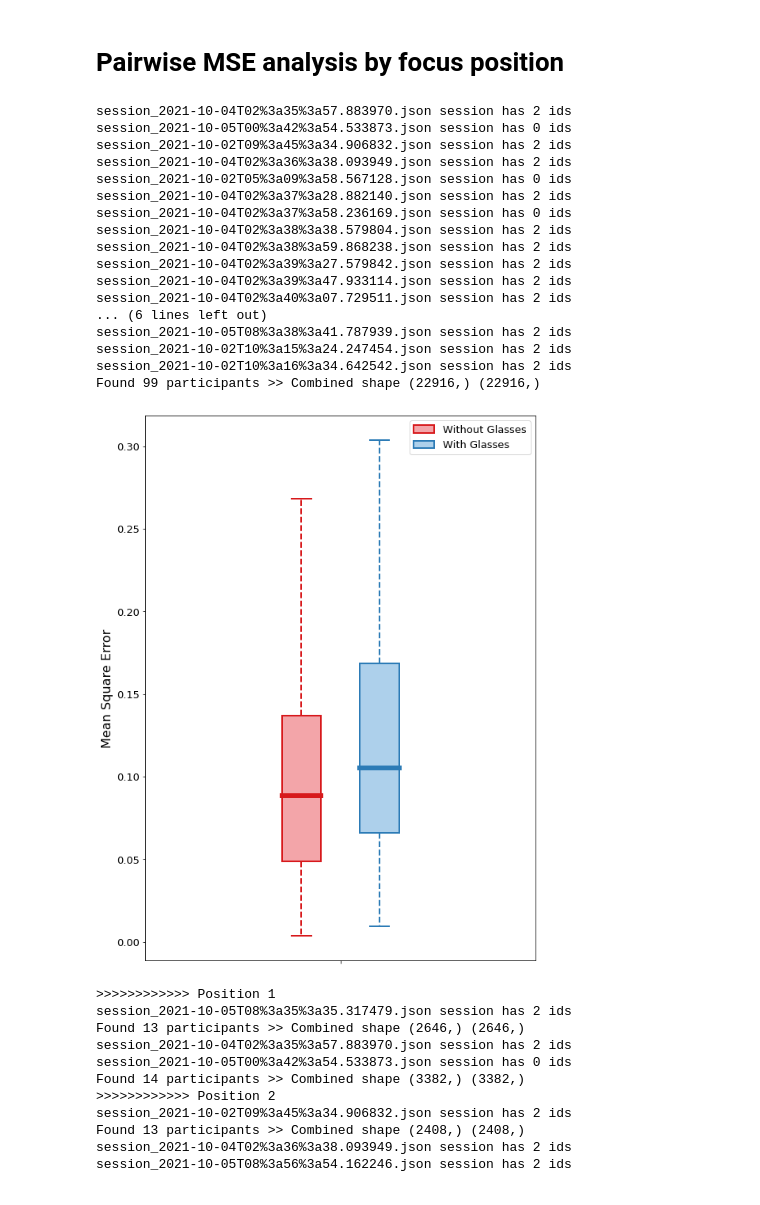
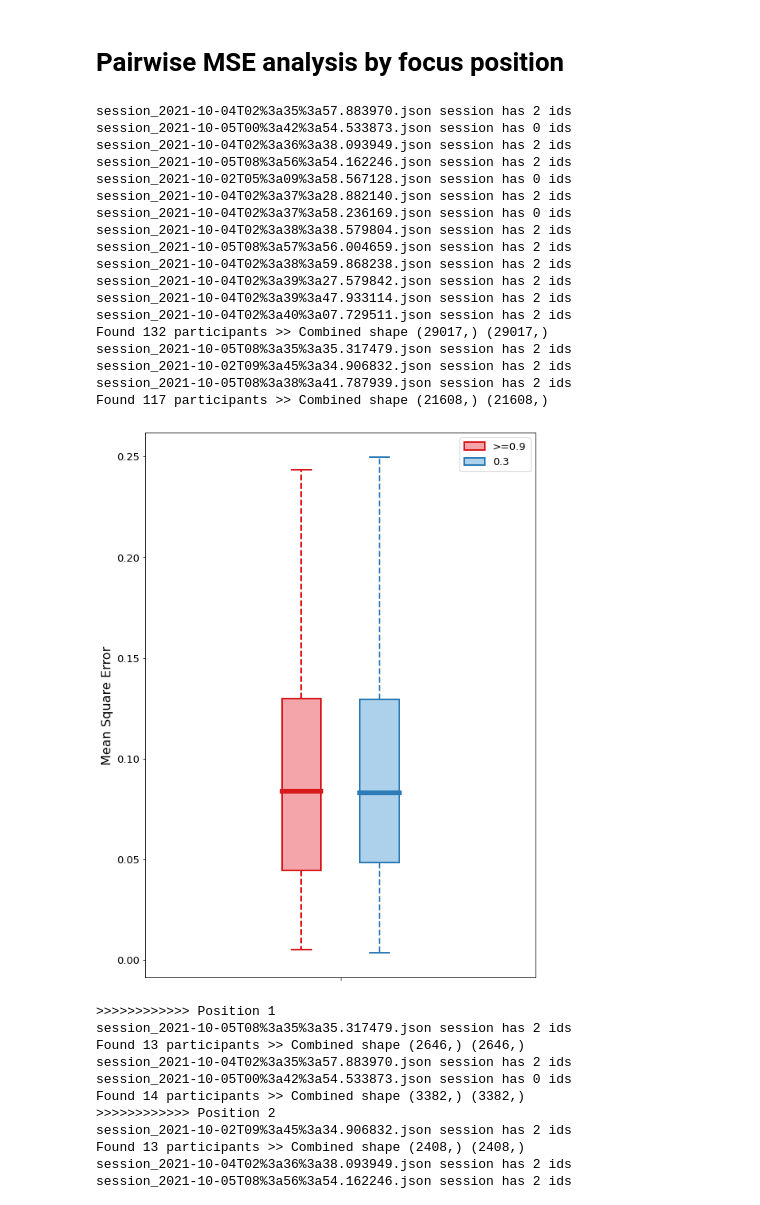
Before and after one commit to arnab-api/AttentionChecker--Student, a Jupyter notebook: Analysis/Real Data/performance_check.ipynb, the cells around one changed output. Cells and saved outputs as stored; diff of their text form; code cells hidden in the pictures.

```diff
--- a/Analysis/Real Data/performance_check.ipynb
+++ b/Analysis/Real Data/performance_check.ipynb
@@ -199,6 +199,14 @@ def plotHeatmap(xrr, yrr, subplot):
                     vmin=heatmap_reduced.min(),
                     vmax=heatmap_reduced.max())
     subplot.invert_yaxis()
+# %%
+def truncate_array(array, min_val = 0, max_val = 1):
+    ret = []
+    for val in array:
+        v = max(val, min_val)
+        v = min(v, max_val)
+        ret.append(v)
+    return np.array(ret)
 # %%
 not_valid = ["template", "P0", "P0_", "P17"]
 
@@ -240,6 +248,8 @@ def loadjson__multileSession(position_filters, time_limit = 15, _filter = {"glas
 
             json_session = loadjson_singleSession(session_track[participant]['sessions'][position_key])
             xrr, yrr = gaze__processOneSession(json_session, time_limit)
+            xrr = truncate_array(xrr)
+            yrr = truncate_array(yrr)
             # print("Shape: ", xrr.shape, yrr.shape)
             if(len(xrr) > 0):
                 individual_mse.append(calculate_MSE(xrr, yrr, marker_track[position_key][0], marker_track[position_key][1]))
@@ -336,32 +346,34 @@ def plotBoxCompare(data_left, data_right, label_left, label_right, x_axis_label,
     # plt.savefig('boxcompare.png')
 # %%
 # position = "Position 3"
-left = loadjson__multileSession(list(marker_track.keys()), _filter = {"glass": 0, "gender": -1, "brightness": -1, "camera_res": -1})
-right = loadjson__multileSession(list(marker_track.keys()), _filter = {"glass": 1, "gender": -1, "brightness": -1, "camera_res": -1})
+left = loadjson__multileSession(list(marker_track.keys()), _filter = {"glass": -1, "gender": -1, "brightness": -1, "camera_res": .9})
+right = loadjson__multileSession(list(marker_track.keys()), _filter = {"glass": -1, "gender": -1, "brightness": -1, "camera_res": .3})
 # %% [output]
 session_2021-10-04T02%3a35%3a57.883970.json session has 2 ids
 session_2021-10-05T00%3a42%3a54.533873.json session has 0 ids
-session_2021-10-02T09%3a45%3a34.906832.json session has 2 ids
 session_2021-10-04T02%3a36%3a38.093949.json session has 2 ids
+session_2021-10-05T08%3a56%3a54.162246.json session has 2 ids
 session_2021-10-02T05%3a09%3a58.567128.json session has 0 ids
 session_2021-10-04T02%3a37%3a28.882140.json session has 2 ids
 session_2021-10-04T02%3a37%3a58.236169.json session has 0 ids
 session_2021-10-04T02%3a38%3a38.579804.json session has 2 ids
+session_2021-10-05T08%3a57%3a56.004659.json session has 2 ids
 session_2021-10-04T02%3a38%3a59.868238.json session has 2 ids
 session_2021-10-04T02%3a39%3a27.579842.json session has 2 ids
 session_2021-10-04T02%3a39%3a47.933114.json session has 2 ids
 session_2021-10-04T02%3a40%3a07.729511.json session has 2 ids
-... (6 lines left out)
+Found 132 participants >> Combined shape (29017,) (29017,)
+session_2021-10-05T08%3a35%3a35.317479.json session has 2 ids
+session_2021-10-02T09%3a45%3a34.906832.json session has 2 ids
 session_2021-10-05T08%3a38%3a41.787939.json session has 2 ids
-session_2021-10-02T10%3a15%3a24.247454.json session has 2 ids
-session_2021-10-02T10%3a16%3a34.642542.json session has 2 ids
-Found 99 participants >> Combined shape (22916,) (22916,)
+Found 117 participants >> Combined shape (21608,) (21608,)
 # %%
 plt.rcParams["figure.figsize"] = (8, 10)
 plt.rcParams.update({'font.size': 13})
-plotBoxCompare(left[2], right[2], "Without Glasses", "With Glasses", "")
+# plotBoxCompare(left[2], right[2], "Without Glasses", "With Glasses", "")
+plotBoxCompare(left[2], right[2], ">=0.9", "0.3", "")
 # %% [output]
-[figure, old version]
+[figure, new version]
 # %%
 pos_counts = 9
 plt.rcParams["figure.figsize"] = (20, 5*pos_counts)
```
Also changed, not shown: parts of 1 cell of this notebook, 2 other files.
